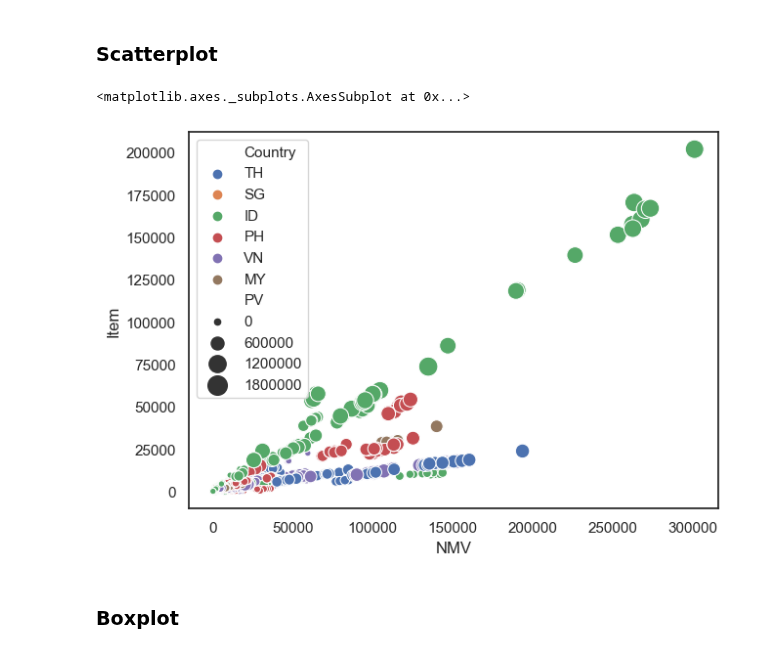
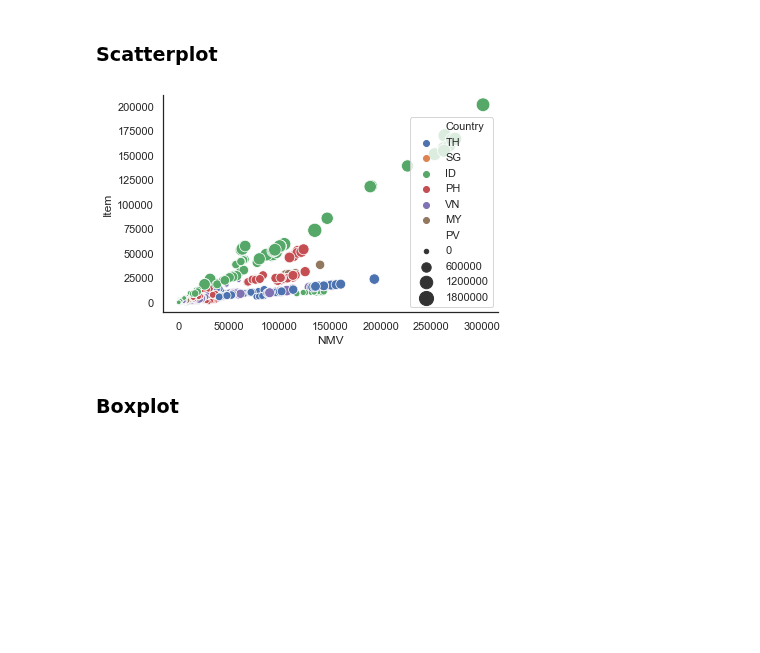
Before and after one commit to khzt2004/Python, a Jupyter notebook: Pandas_Notebook_Reference.ipynb, the cells around one changed output. Saved outputs shown, nothing was run; the diff lists cells and outputs as text; code cells hidden in the pictures; blank space fills up the shorter version.

```diff
--- a/Pandas_Notebook_Reference.ipynb
+++ b/Pandas_Notebook_Reference.ipynb
@@ -741,16 +741,17 @@ sns.despine()
 # %%
 sns.scatterplot(
     x='NMV',
     y='Item',
     data=filter_df[filter_df['Year'] == 2018],
     size = 'PV',
     sizes=(20, 200),
     # palette=cmap,
     hue='Country'
 )# both, hue and size are optional
+
+sns.despine() # prettier layout
 # %% [output]
-<matplotlib.axes._subplots.AxesSubplot at 0x...>
-[figure, old version]
+[figure, new version]
 # %% [markdown]
 ### Boxplot
 # %%
```
Also changed, not shown: parts of 6 cells of this notebook.
